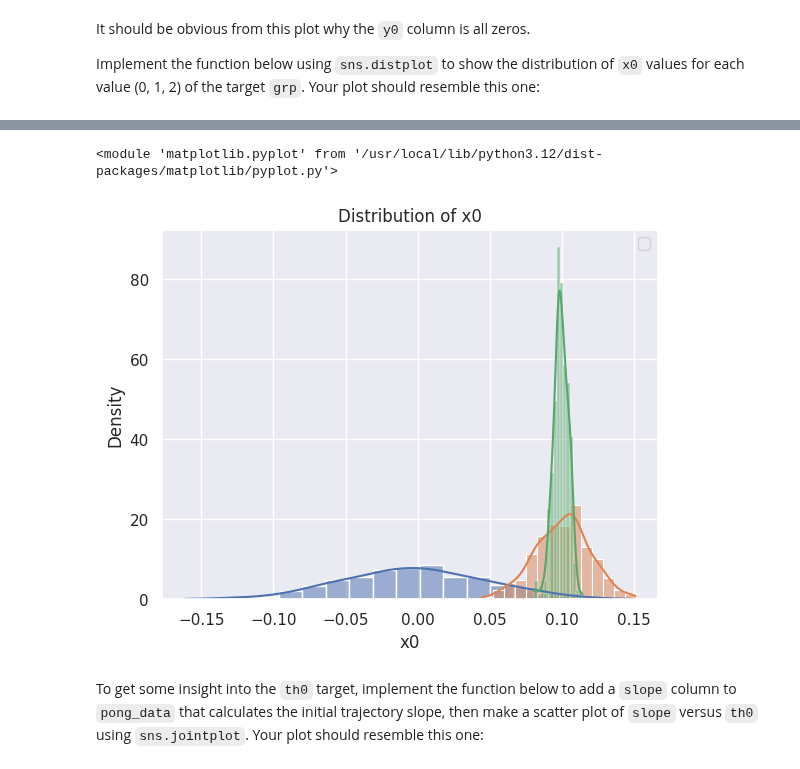
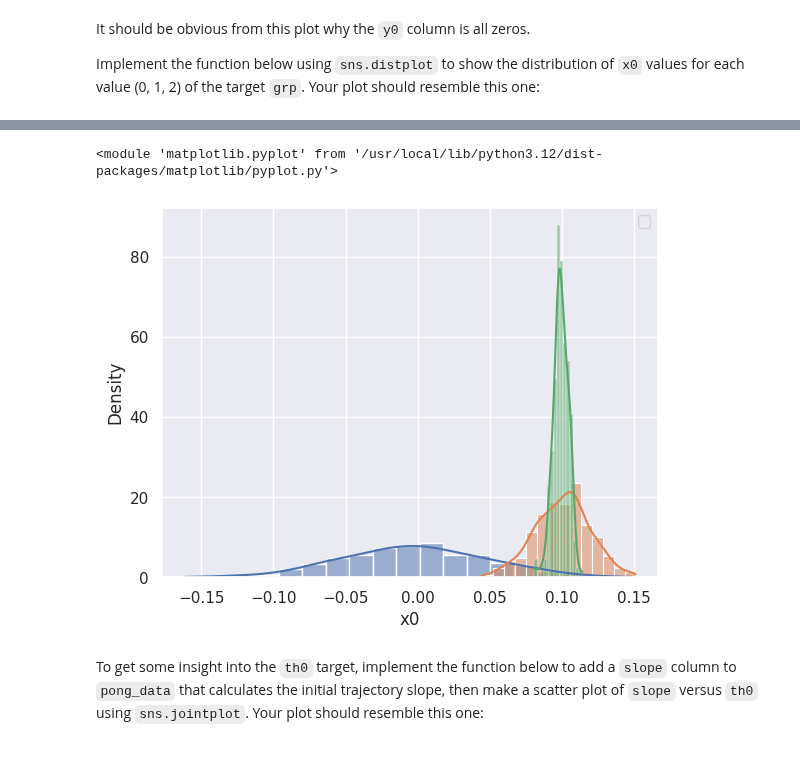
Before and after one commit to hcc7402/Phys503-Work-Campos, a Jupyter notebook: _sources/homework/Homework_02.ipynb, the cells around one changed output, grey strips where cells are left out. Drawn from its saved outputs; the diff is of its cells as text; code cells hidden in the pictures.

```diff
--- a/_sources/homework/Homework_02.ipynb
+++ b/_sources/homework/Homework_02.ipynb
@@ -97,33 +113,32 @@ Implement the function below using `sns.distplot` to show the distribution of `x
 # %%
 def compare_groups():
     """Plot 1D distributions of the x0 feature for each group (grp=0,1,2).
     """
     # YOUR CODE HERE
-    repeated_mask = pong_targets['grp'].duplicated(keep=False)    # check for repeated grp values
+    repeat_check = pong_targets['grp'].duplicated(keep=False)    # check for repeated grp values
 
-    repeated_grp_values = list(pong_targets[repeated_mask]['grp'].unique().tolist())    # find repeated grp vlaues of 0,1,2, could also just make list of (0,1,2)
+    repeated_grp_values = list(pong_targets[repeat_check]['grp'].unique().tolist())    # find repeated grp vlaues of 0,1,2, could also just make list of (0,1,2)
     #print(repeated_grp_values)
     repeated_grp_values.sort()    # not in numerical order for some reason
 
     for grp in repeated_grp_values:
         subset = pong_data[pong_targets['grp'] == grp]   # get subset of pong data for groups 0, 1, 2
         #print(subset)
 
         sns.histplot(subset['x0'], stat='density', kde=True)    # collect density histogram for each group
 
         plt.legend()    # plotting stuff
         plt.xlabel('x0')
         plt.ylabel('Density')
-        plt.title('Distribution of x0')
 
     return plt
 
     raise NotImplementedError()
 
 compare_groups()
 # %% [output]
 <module 'matplotlib.pyplot' from '/usr/local/lib/python3.12/dist-packages/matplotlib/pyplot.py'>
-[figure, old version]
+[figure, new version]
 # %% [markdown]
 To get some insight into the `th0` target, implement the function below to add a `slope` column to `pong_data` that calculates the initial trajectory slope, then make a scatter plot of `slope` versus `th0` using `sns.jointplot`.  Your plot should resemble this one:
 # %% [markdown]
```
Also changed, not shown: parts of 3 cells of this notebook.
